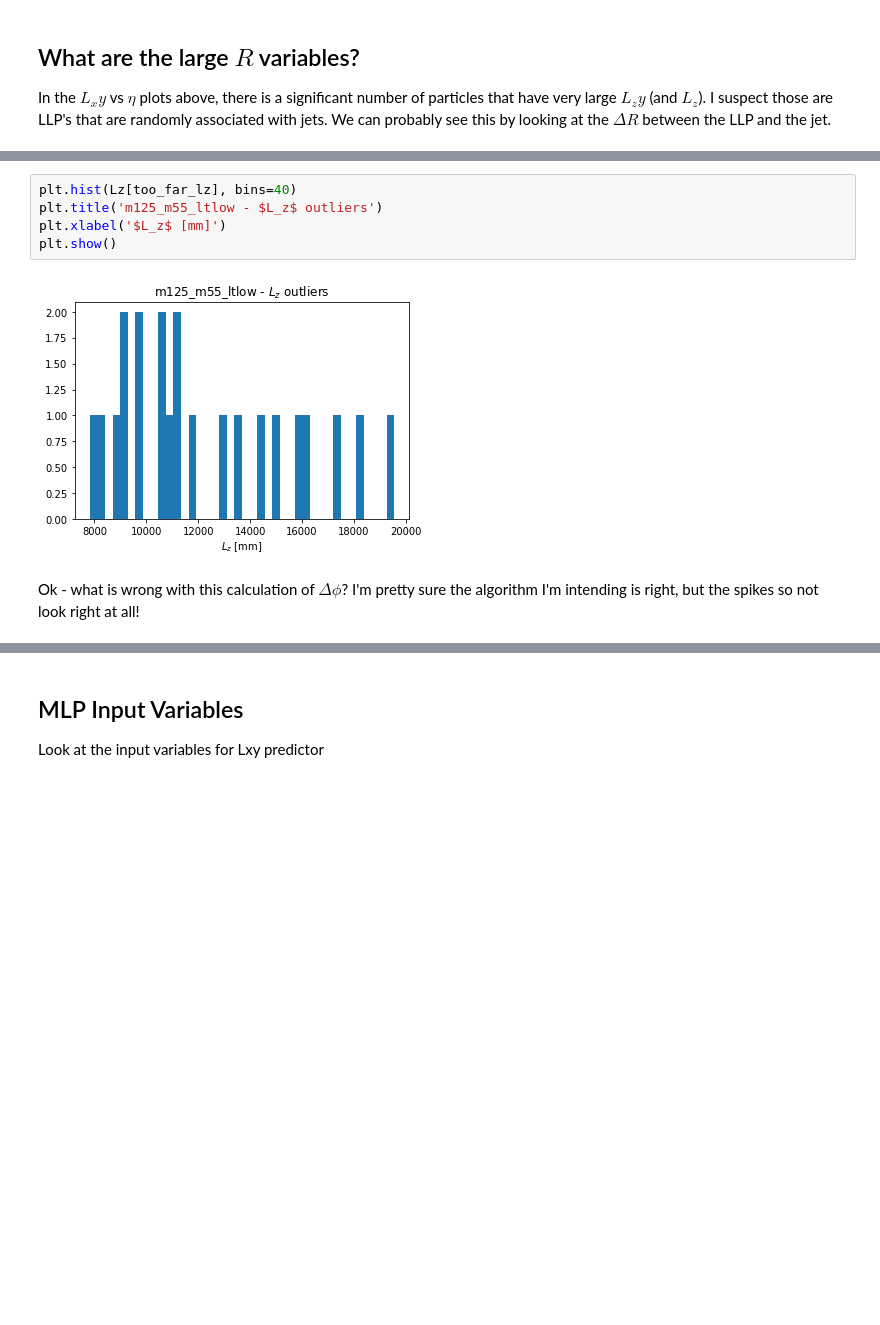
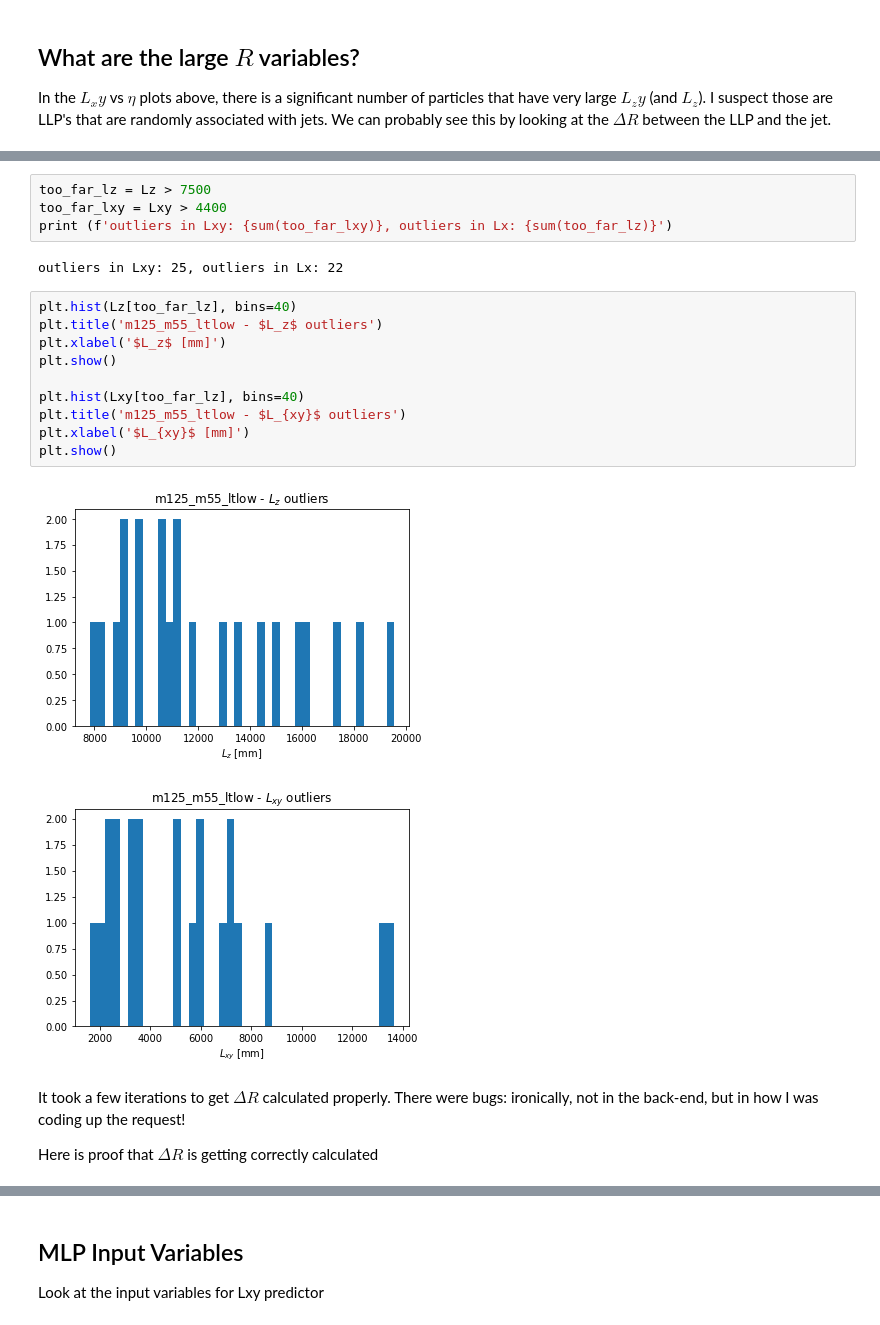
Before and after one commit to gordonwatts/calratio-perjet-training, a Jupyter notebook: notebooks/Input Variable Plots.ipynb, the cells around one changed output, grey strips where cells are left out. Saved outputs shown, nothing was run; the diff lists cells and outputs as text; blank space fills up the shorter version.

Commit message:
Update after bug fixes and DeltaR stuff

```diff
--- a/notebooks/Input Variable Plots.ipynb
+++ b/notebooks/Input Variable Plots.ipynb
@@ -168,12 +172,26 @@ sum(too_far_lz)
+# %%
+too_far_lz = Lz > 7500
+too_far_lxy = Lxy > 4400
+print (f'outliers in Lxy: {sum(too_far_lxy)}, outliers in Lx: {sum(too_far_lz)}')
+# %% [output]
+outliers in Lxy: 25, outliers in Lx: 22
 # %%
 plt.hist(Lz[too_far_lz], bins=40)
 plt.title('m125_m55_ltlow - $L_z$ outliers')
 plt.xlabel('$L_z$ [mm]')
 plt.show()
+
+plt.hist(Lxy[too_far_lz], bins=40)
+plt.title('m125_m55_ltlow - $L_{xy}$ outliers')
+plt.xlabel('$L_{xy}$ [mm]')
+plt.show()
 # %% [output]
 [figure]
+[figure, added]
-# %% [markdown]
-Ok - what is wrong with this calculation of $\Delta\phi$? I'm pretty sure the algorithm I'm intending is right, but the spikes so not look right at all!
+# %% [markdown]
+It took a few iterations to get $\Delta R$ calculated properly. There were bugs: ironically, not in the back-end, but in how I was coding up the request!
+
+Here is proof that $\Delta R$ is getting correctly calculated
 # %%
 JL_D_eta = m125_m55_ltlow.JetEta[m125_m55_ltlow.IsLLP] - Leta
 JL_D_phi = m125_m55_ltlow.JetPhi[m125_m55_ltlow.IsLLP] - Lphi
```
Also changed, not shown: parts of 6 cells of this notebook.
